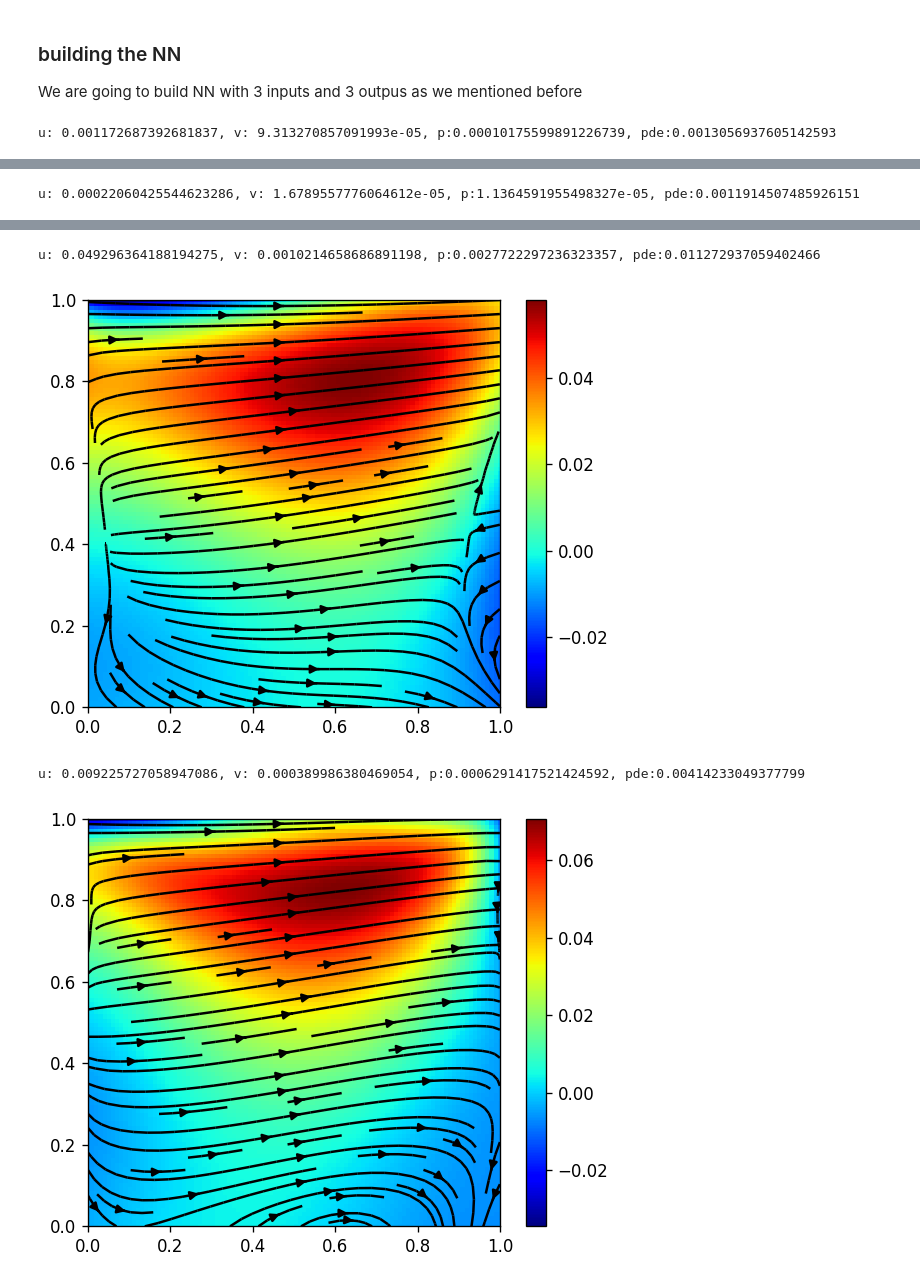
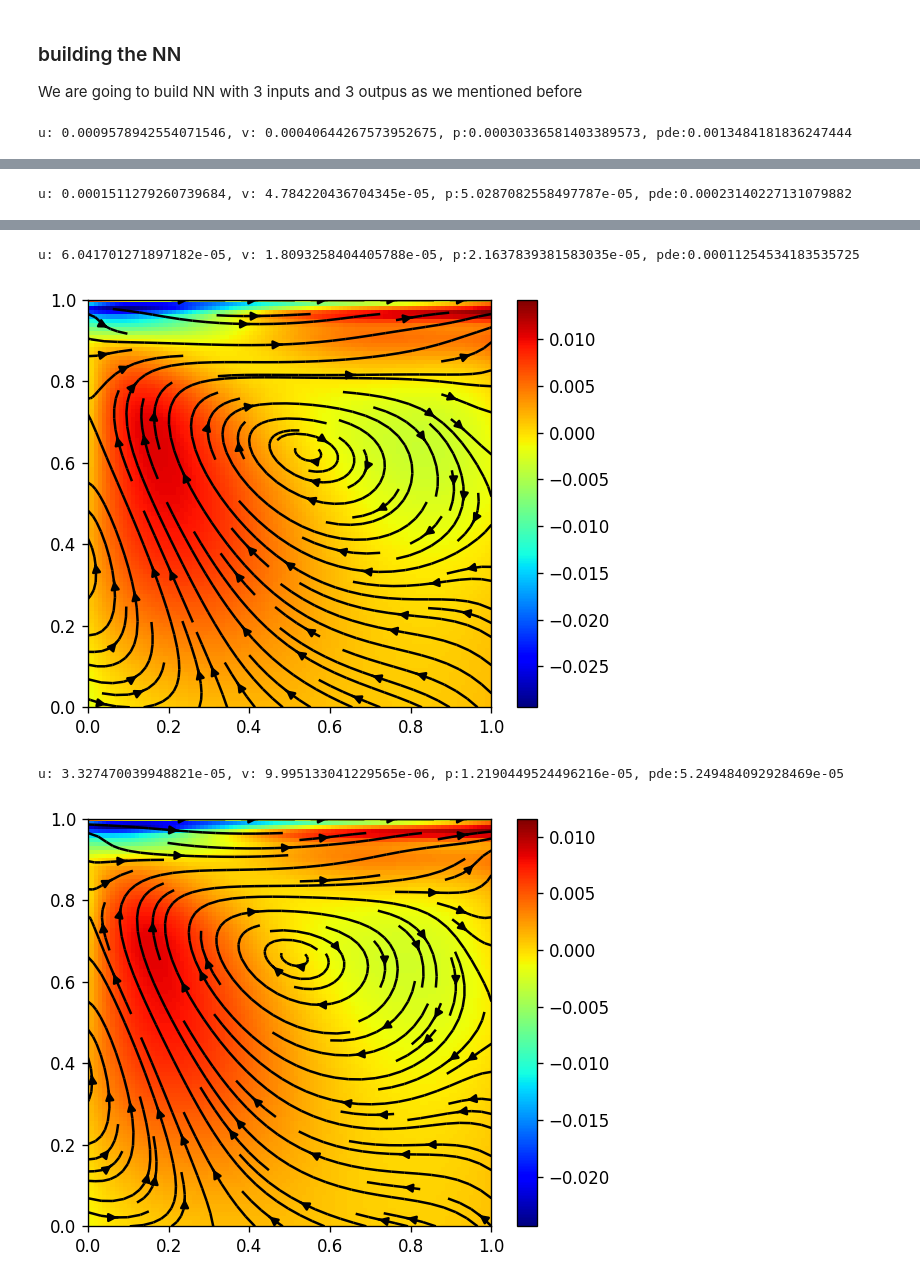
Before and after one commit to HashimAlSadah/PETE547_Project, a Jupyter notebook: PINN_demo/navier_stoke_pinn.ipynb, the cells around one changed output, grey strips where cells are left out. Saved outputs shown, nothing was run; the diff lists cells and outputs as text; code cells hidden in the pictures.

```diff
--- a/PINN_demo/navier_stoke_pinn.ipynb
+++ b/PINN_demo/navier_stoke_pinn.ipynb
@@ -113,18 +119,18 @@ class FCN(nn.Module):
         super().__init__()
         activation = nn.Tanh
         self.fcs = nn.Sequential(*[
-            nn.Linear(N_INPUT, N_HIDDEN),
+            nn.Linear(N_INPUT, N_HIDDEN).to(device),
             activation()
 
         ])
 
 
         self.fch =nn.Sequential(*[ nn.Sequential(*[
-            nn.Linear(N_HIDDEN, N_HIDDEN),
+            nn.Linear(N_HIDDEN, N_HIDDEN).to(device),
             activation()
 
         ]) for _ in range(N_LAYERS-1)])
-        self.fce = nn.Linear(N_HIDDEN,N_OUTPUT)
+        self.fce = nn.Linear(N_HIDDEN,N_OUTPUT).to(device)
         def weights_initialization(self):
                 """"
                 When we define all the modules such as the layers in '__init__()'
@@ -146,23 +152,23 @@ class FCN(nn.Module):
         u, v, p = torch.split(output, 1, dim=1)
         return u, v, p
 # %%
-x_physics , y_physics, t_physics = generate_data(12, 12, 12)
-x_physics = x_physics.requires_grad_()
-y_physics = y_physics.requires_grad_()
-t_physics = t_physics.requires_grad_()
+x_physics , y_physics, t_physics = generate_data(15, 15, 15)
+x_physics = x_physics.requires_grad_().to(device)
+y_physics = y_physics.requires_grad_().to(device)
+t_physics = t_physics.requires_grad_().to(device)
 examples_num = len(x_physics)
 
 #Boundary
-y_up = torch.tensor( [y_f]*examples_num ).unsqueeze(-1)
-y_down = torch.tensor( [y_0]*examples_num ).unsqueeze(-1).requires_grad_()
-x_right = torch.tensor( [x_f]*examples_num ).unsqueeze(-1).requires_grad_()
-x_left = torch.tensor( [x_0]*examples_num ).unsqueeze(-1).requires_grad_()
+y_up = torch.tensor( [y_f]*examples_num ).unsqueeze(-1).to(device)
+y_down = torch.tensor( [y_0]*examples_num ).unsqueeze(-1).requires_grad_().to(device)
+x_right = torch.tensor( [x_f]*examples_num ).unsqueeze(-1).requires_grad_().to(device)
+x_left = torch.tensor( [x_0]*examples_num ).unsqueeze(-1).requires_grad_().to(device)
 
 #Initial values
-x_interior = torch.linspace(x_0, x_f, 14)[1:-1]
-y_interior = torch.linspace(y_0, y_f, 14)[1:-1]
+x_interior = torch.linspace(x_0, x_f, 17)[1:-1]
+y_interior = torch.linspace(y_0, y_f, 17)[1:-1]
 initial_points = torch.cartesian_prod(x_interior, y_interior, torch.tensor([t_0]))
-x_interior, y_interior, t_initial = torch.split(initial_points, 1, 1)
+x_interior, y_interior, t_initial = torch.split(initial_points.to(device), 1, 1)
 # %%
 def pde_loss(x, y, t, net, density=1.0, viscosity=0.1):
     u, v, p = net(x,y,t)
@@ -187,8 +193,8 @@ def pde_loss(x, y, t, net, density=1.0, viscosity=0.1):
     # Compute PDE losses
     loss1 = u_t + u * u_x + v * u_y + (1/density) * p_x - viscosity * (u_xx + u_yy)
     loss2 = v_t + u * v_x + v * v_y + (1/density) * p_y - viscosity * (v_xx + v_yy)
-    loss3 = (u_x)**2 + 2 * u_y * v_x + (v_y)**2 + (1/density) * (p_xx + p_yy)
-    # loss3 = u_x + v_y   #This one gives better result
+    # loss3 = (u_x)**2 + 2 * u_y * v_x + (v_y)**2 + (1/density) * (p_xx + p_yy)
+    loss3 = u_x + v_y   #This one gives better result
 
     # Store losses in a dictionary
     losses = {
@@ -207,15 +213,17 @@ We are going to set the boundary conditions for neuman and dirchlit as the follo
 ### building the NN
 
 We are going to build NN with 3 inputs and 3 outpus as we mentioned before
+# %%
+pinn = FCN(3,3,30,5)
+mse_cost_function = torch.nn.MSELoss()
+optimizer = optim.Adam(pinn.parameters(), lr=1e-4)
 # %%
-pinn = FCN(3,3,30,5)
-mse_cost_function = torch.nn.MSELoss()
-optimizer = optim.Adam(pinn.parameters(), lr=1e-3)
 total_losses = []
 iteration = []
 boundary_loss = []
-epochs = 20000
+epochs = 40000
 
+pinn.trian()
 for epoch in range(1, epochs + 1):
     optimizer.zero_grad()
 
@@ -275,11 +283,11 @@ for epoch in range(1, epochs + 1):
     #     total_losses.append(loss.detach())
     #     print(total_losses[-1])
 
-    if epoch % 5000 == 0:
+    if epoch % 10000 == 0:
       pinn.eval()
       print(f"u: {u_loss.item()}, v: {v_loss.item()}, p:{p_loss.item()}, pde:{losses_added.item()}")
       with torch.inference_mode():
         plot_final_t_step(pinn)
       pinn.train()
 # %% [output]
-u: 0.001172687392681837, v: 9.313270857091993e-05, p:0.00010175599891226739, pde:0.0013056937605142593
+u: 0.0009578942554071546, v: 0.00040644267573952675, p:0.00030336581403389573, pde:0.0013484181836247444
@@ -287 +295 @@ u: 0.001172687392681837, v: 9.313270857091993e-05, p:0.00010175599891226739, pde
-u: 0.00022060425544623286, v: 1.6789557776064612e-05, p:1.1364591955498327e-05, pde:0.0011914507485926151
+u: 0.0001511279260739684, v: 4.784220436704345e-05, p:5.0287082558497787e-05, pde:0.00023140227131079882
@@ -289,4 +297,4 @@ u: 0.00022060425544623286, v: 1.6789557776064612e-05, p:1.1364591955498327e-05,
-u: 0.049296364188194275, v: 0.0010214658686891198, p:0.0027722297236323357, pde:0.011272937059402466
+u: 6.041701271897182e-05, v: 1.8093258404405788e-05, p:2.1637839381583035e-05, pde:0.00011254534183535725
-[figure, old version]
+[figure, new version]
-u: 0.009225727058947086, v: 0.000389986380469054, p:0.0006291417521424592, pde:0.00414233049377799
+u: 3.327470039948821e-05, v: 9.995133041229565e-06, p:1.2190449524496216e-05, pde:5.249484092928469e-05
-[figure, old version]
+[figure, new version]
```
Also changed, not shown: parts of 3 cells of this notebook.
